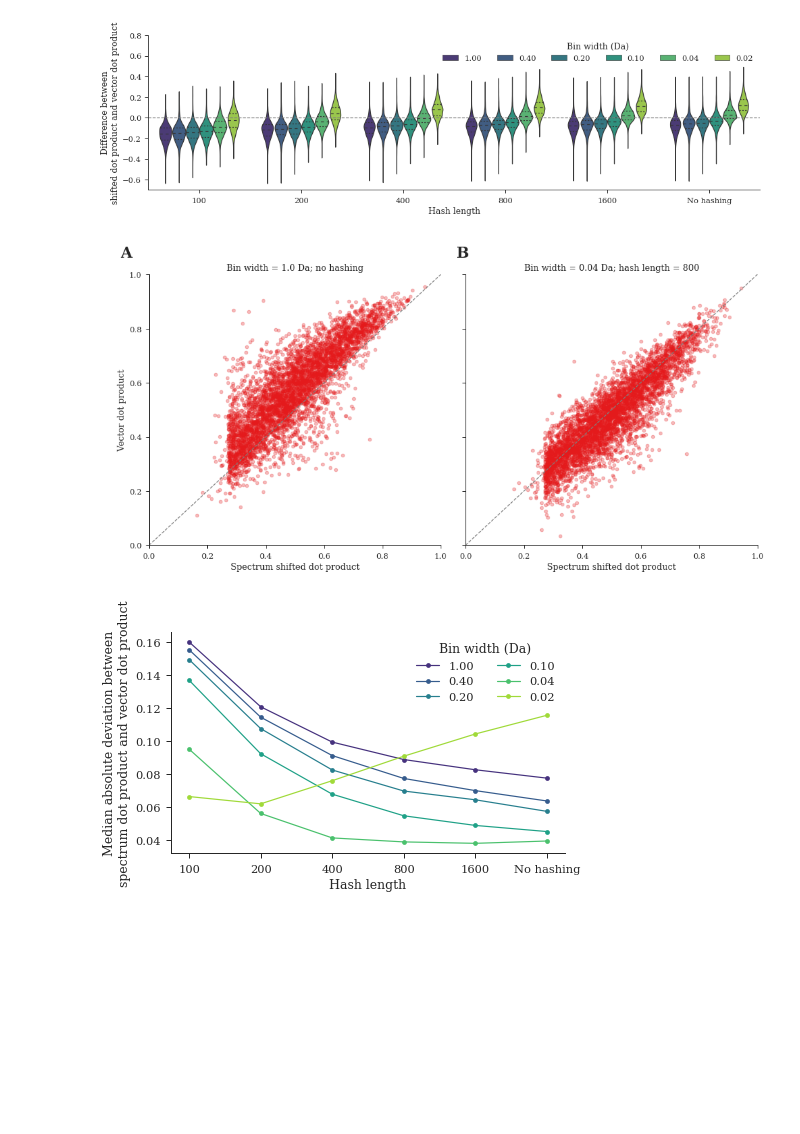
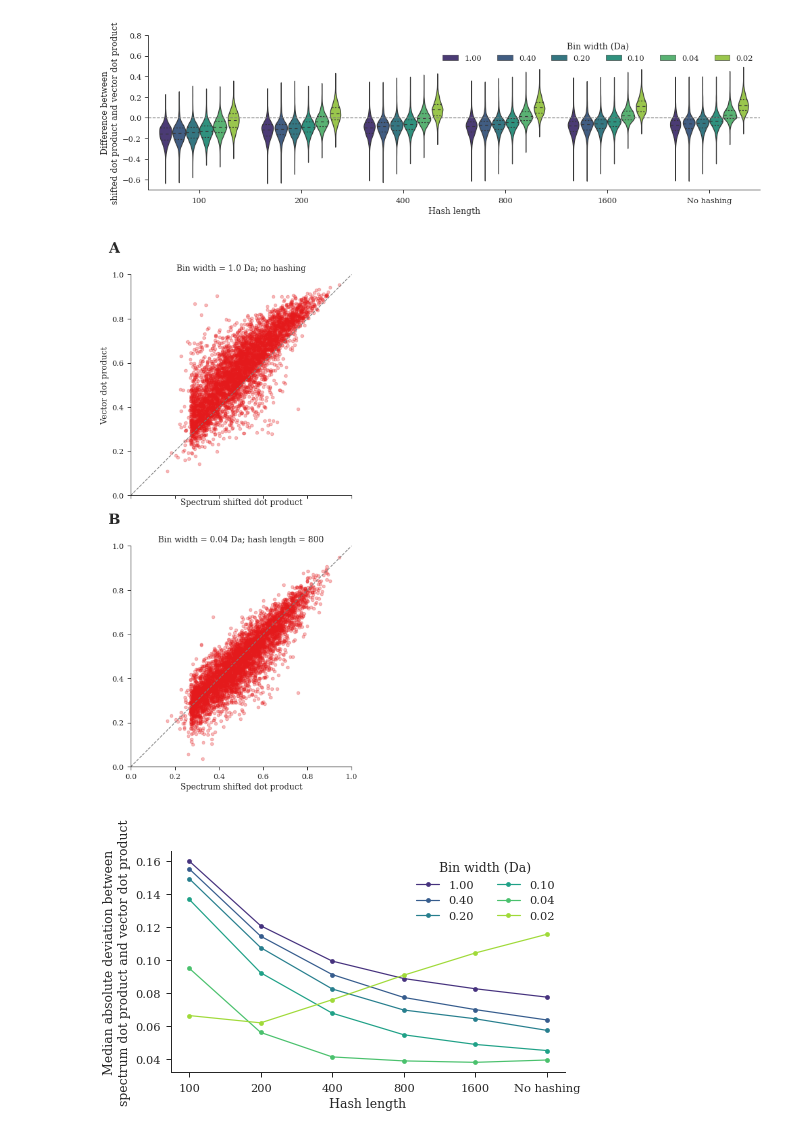
Before and after one commit to bittremieux/ANN-SoLo, a Jupyter notebook: notebooks/iprg2012_spectrum_hashing.ipynb, the cells around one changed output. Saved outputs shown, nothing was run; the diff lists cells and outputs as text; code cells hidden in the pictures; blank space fills up the shorter version.

```diff
--- a/notebooks/iprg2012_spectrum_hashing.ipynb
+++ b/notebooks/iprg2012_spectrum_hashing.ipynb
@@ -148,41 +148,41 @@ with sns.color_palette('viridis'):
 # %% [output]
 [figure]
 # %%
-width = 7
+width = 6
 height = width
-fig, axes = plt.subplots(1, 2, sharex=True, sharey=True,
-                         figsize=(2 * width, height))
+fig, axes = plt.subplots(2, 1, sharex=True, sharey=True,
+                         figsize=(width, height * 2))
 
 bw_low, bw_high, hl = 1.0, 0.04, 800
 axes[0].scatter(scores['shifted_dot'], scores[(bw_low, None)], alpha=0.3)
 axes[1].scatter(scores['shifted_dot'], scores[(bw_high, hl)], alpha=0.3)
 
 for ax in axes:
     ax.plot([0, 1], [0, 1], ls='--', color='gray')
     ax.set_xlim(0, 1)
     ax.set_ylim(0, 1)
+    ax.set_aspect('equal', 'box')
 
 axes[0].set_ylabel('Vector dot product')
 axes[0].set_xlabel('Spectrum shifted dot product')
 axes[1].set_xlabel('Spectrum shifted dot product')
 
 axes[0].set_title(f'Bin width = {bw_low} Da; no hashing')
 axes[1].set_title(f'Bin width = {bw_high} Da; hash length = {hl}')
 
 for i, (ax, c) in enumerate(zip(axes, 'AB')):
-    ax.annotate(c, xy=(0.5 * i, 1), xytext=(35, -30),
-                xycoords='figure fraction', textcoords='offset pixels',
+    ax.annotate(c, xy=(-0.1, 1.1), xycoords='axes fraction',
                 fontsize='xx-large', weight='bold')
 
 plt.tight_layout()
 
 sns.despine()
 
 plt.savefig('hash_dot_shifted.pdf', dpi=300, bbox_inches='tight')
 plt.show()
 plt.close()
 # %% [output]
-[figure, old version]
+[figure, new version]
 # %%
 with sns.color_palette('viridis'):
     width = 7
```
